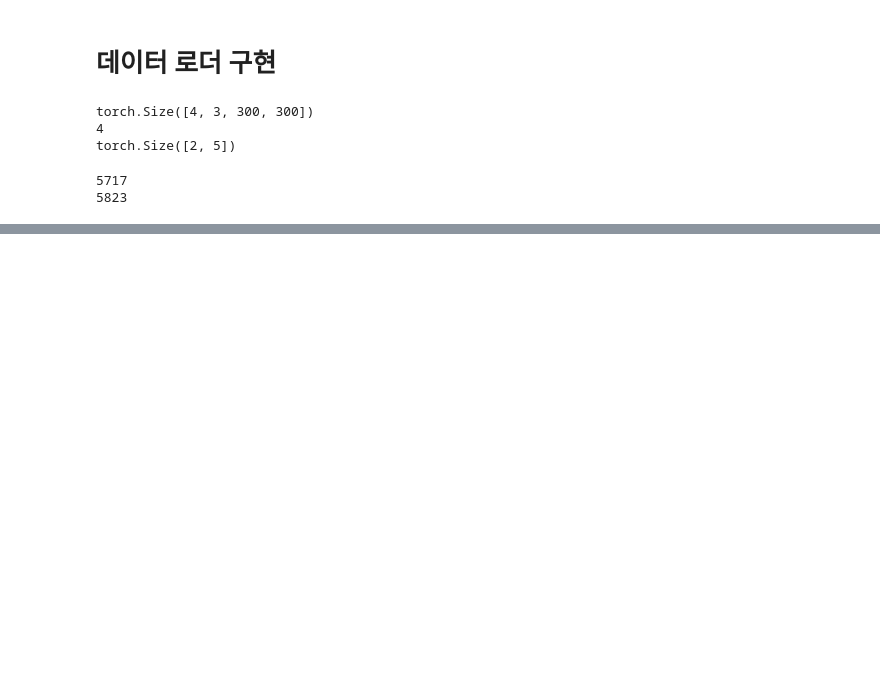
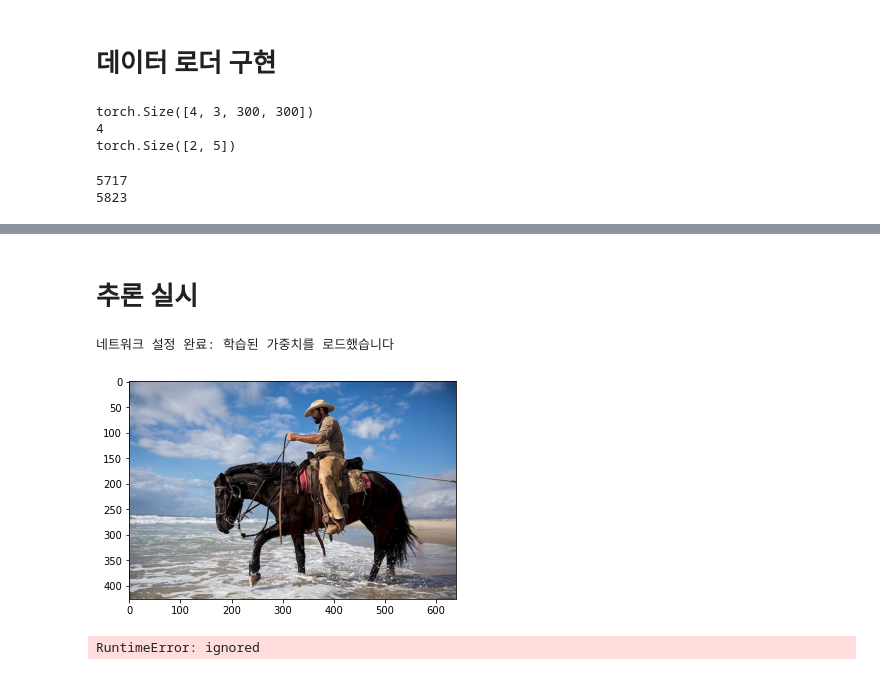
Before and after one commit to Lee-jun-young98/Pytorch_DeepLearning, a Jupyter notebook: 2. 물체감지/물체_감지.ipynb, the cells around one changed output, grey strips where cells are left out. Saved outputs shown, nothing was run; the diff lists cells and outputs as text; code cells hidden in the pictures; blank space fills up the shorter version.

```diff
--- a/2. 물체감지/물체_감지.ipynb
+++ b/2. 물체감지/물체_감지.ipynb
@@ -473,0 +685,5 @@ print(val_dataset.__len__()) # val 데이터 수 확인
+# %%
+from itertools import product
+
+for i, j in product(range(2), repeat=2):
+  print(i, j)
@@ -473,0 +1603,75 @@ print(val_dataset.__len__()) # val 데이터 수 확인
+# %% [markdown]
+# 추론 실시
+# %%
+from utils.ssd_model import SSD
+
+voc_classes = ['aeroplane', 'bicycle', 'bird', 'boat',
+               'bottle', 'bus', 'car', 'cat', 'chair',
+               'cow', 'diningtable', 'dog', 'horse',
+               'motorbike', 'person', 'pottedplant',
+               'sheep', 'sofa', 'train', 'tvmonitor']
+
+# SSD300 설정
+ssd_cfg = {
+    'num_classes': 21, # 배경 클래스를 포함한 총 클래스 수
+    'input_size' : 300, # 화상 입력 크기
+    'bbox_aspect_num' : [4, 6, 6, 6, 4, 4], # 출력할 DBox 화면비 종류
+    'feature_maps' : [38, 19, 10, 5, 3, 1], # 각 source의 화상 크기
+    'steps' : [8, 16, 32, 64, 100, 300], # DBox 크기 설정
+    'min_sizes' : [30, 60, 111, 162, 213, 264], # DBox 크기 결정
+    'max_sizes' : [60, 111, 162, 213, 264, 315], # DBox 크기 결정
+    'aspect_ratios' : [[2], [2,3], [2,3], [2,3], [2], [2]],
+}
+
+# SSD 네트워크 모델
+net = SSD(phase = "inference", cfg = ssd_cfg)
+
+# SSD의 학습된 가중치 설정
+net_weights = torch.load('/content/pytorch_advanced/2_objectdetection/weights/ssd300_50.pth',
+                         map_location = {'cuda:0' : 'cpu'})
+
+# net_weights = torch.load('./wegihts/ssd300_mAP_77.43_v2.pth', map_location = {'cuda:0' : 'cpu'})
+net.load_state_dict(net_weights)
+
+print('네트워크 설정 완료: 학습된 가중치를 로드했습니다')
+# %% [output]
+네트워크 설정 완료: 학습된 가중치를 로드했습니다
+# %%
+from utils.ssd_model import DataTransform
+
+# 1. 화상 읽기
+image_file_path = "/content/pytorch_advanced/2_objectdetection/data/cowboy-757575_640.jpg"
+img = cv2.imread(image_file_path) # [높이][폭][색BGR]
+height, width, channels = img.shape # 화상 크기 취득
+
+# 2. 원본 화상 표시
+plt.imshow(cv2.cvtColor(img, cv2.COLOR_BGR2RGB))
+plt.show()
+
+
+# 3. 전처리 클래스 작성
+color_mean = (104, 117, 123) # (BGR0)의 색의 평균값
+input_size = 300 # 화상의 input 크기를 300 x 300으로 설정
+transform = DataTransform(input_size, color_mean)
+
+# 4. 전처리
+phase = "val"
+img_transformed, boxes, labels = transform(
+    img, phase, "", "") # 어노테이션은 없어 ""으로 설정
+img = torch.from_numpy(img_transformed[:,:,(2,1,0)]).permute(2, 0, 1)
+
+# 5. SSD로 예측
+net.eval() # 네트워크를 추론 모드로
+
+x = img.unsqueeze(0) # 미니 배치화 : torch.Size([1, 3, 300, 300])
+detections = net(x)
+
+print(detections.shape)
+print(detections)
+
+# output : torch.Size([batch_num, 21, 200, 5])
+# = (batch_num, 클래스, conf의 top200, 규격화된 BBox 정보)
+# 규격화된 BBox 정보(신뢰도, xmin, ymin, xmax, ymax)
+# %% [output]
+[figure, added]
+RuntimeError: ignored
```
Also changed, not shown: parts of 38 cells of this notebook.
